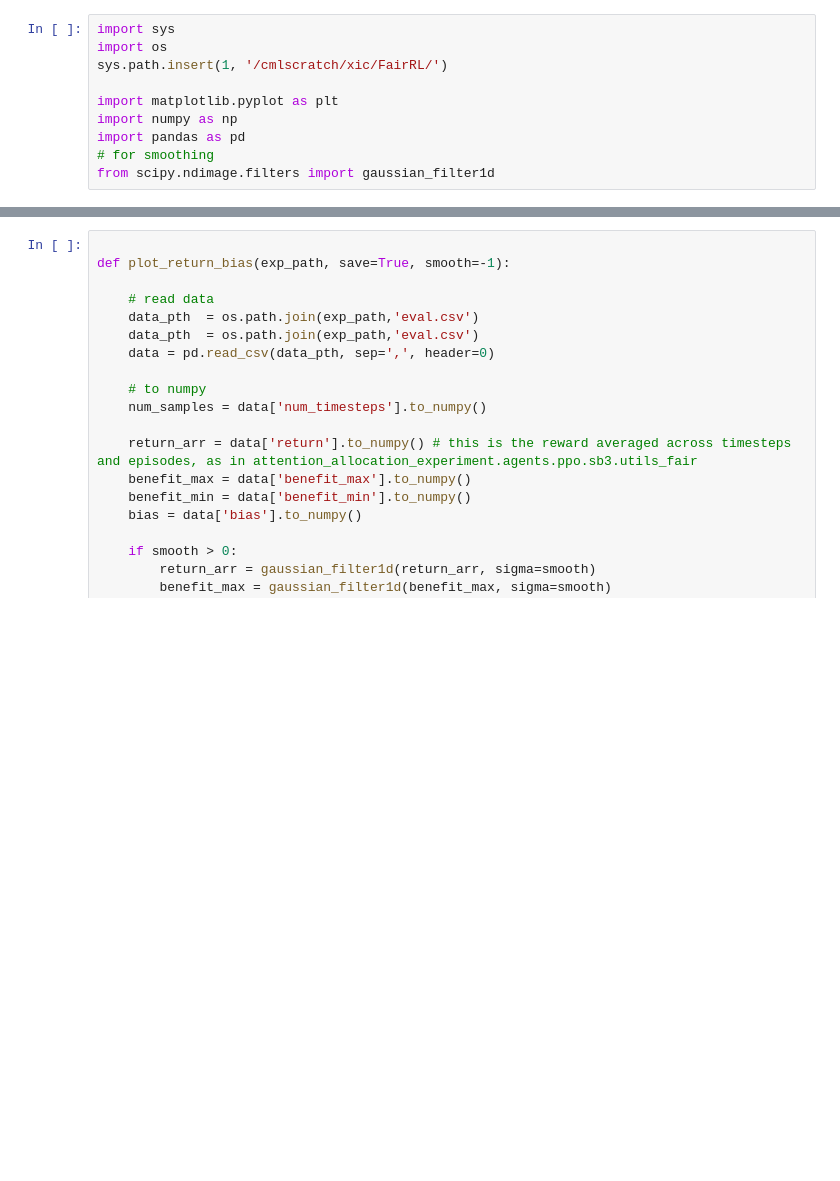
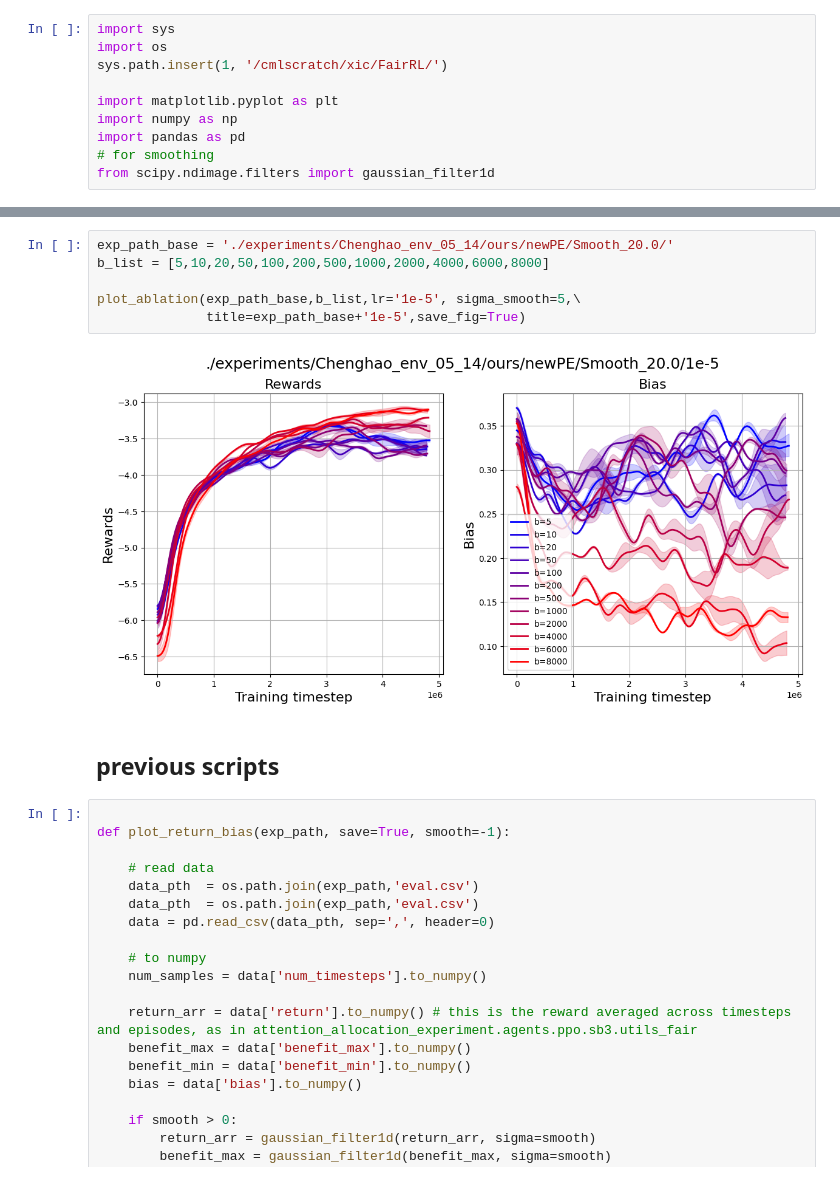
Before and after one commit to Yuancheng-Xu/ELBERT, a Jupyter notebook: attention_allocation_experiment/plot_xyc.ipynb, the cells around one changed output, grey strips where cells are left out. Cells and saved outputs as stored; diff of their text form; blank space fills up the shorter version.

Commit message:
plot now can can save ablation figures

```diff
--- a/attention_allocation_experiment/plot_xyc.ipynb
+++ b/attention_allocation_experiment/plot_xyc.ipynb
@@ -11,3 +140,13 @@ from scipy.ndimage.filters import gaussian_filter1d
+# %%
+exp_path_base = './experiments/Chenghao_env_05_14/ours/newPE/Smooth_20.0/'
+b_list = [5,10,20,50,100,200,500,1000,2000,4000,6000,8000]
+
+plot_ablation(exp_path_base,b_list,lr='1e-5', sigma_smooth=5,\
+              title=exp_path_base+'1e-5',save_fig=True)
+# %% [output]
+[figure, added]
+# %% [markdown]
+## previous scripts
 # %%
 
 def plot_return_bias(exp_path, save=True, smooth=-1):
```
Also changed, not shown: parts of 5 cells of this notebook, 4 other files.
